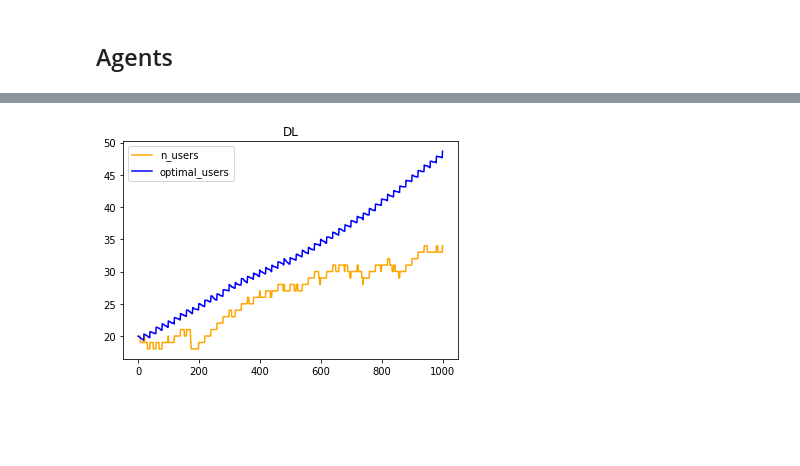
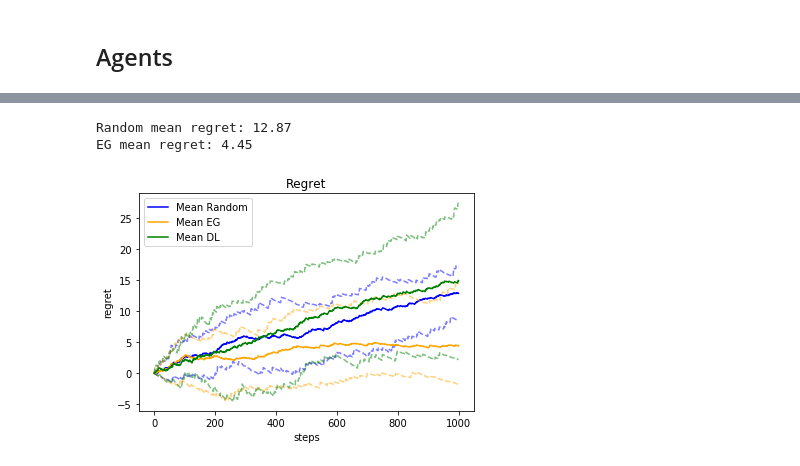
Before and after one commit to yehdihouldanna/netflix-recommender, a Jupyter notebook: netflix.ipynb, the cells around one changed output, grey strips where cells are left out. Cells and saved outputs as stored; diff of their text form; code cells hidden in the pictures; blank space fills up the shorter version.

Commit message:
clean notebook, add quantiles

```diff
--- a/netflix.ipynb
+++ b/netflix.ipynb
@@ -315,4 +477,14 @@ def run_exp(env, agent_type="random", horizon=1000, should_reset=True, seed=None
     return cum_regrets, n_users, optimal_users, env.history
+# %%
+def run_multiple_exp(n_tests, env, agent_type="random", horizon=1000, should_reset=True, seed=None,
+                     batch_size=64, epochs=10, update_freq=20):
+    cum_regrets_array = np.zeros((n_tests, horizon))
+    n_users_array = np.zeros((n_tests, horizon))
+    optimal_users_array = np.zeros((n_tests, horizon))
+    for i in range(n_tests):
+        print("Exp {}".format(i))
+        cum_regrets_array[i], n_users_array[i], optimal_users_array[i], _ = \
+            run_exp(env, agent_type, horizon, should_reset, seed+i)  # seed incremented at each run
+    return cum_regrets_array, n_users_array, optimal_users_array,
 # %%
-cum_regretsRandom, n_usersRandom, optimal_usersRandom, _ = run_exp(env, agent_type="Random", horizon=1000, seed=None)
-cum_regretsEG, n_usersEG, optimal_usersEG, _ = run_exp(env, agent_type="EG", horizon=1000, seed=None)
+cum_regretsRandom, n_usersRandom, optimal_usersRandom = run_multiple_exp(10, env, agent_type="Random", horizon=1000, seed=42)
@@ -534,0 +502,2 @@ Using TensorFlow backend.
+# %%
+cum_regretsEG, n_usersEG, optimal_usersEG = run_multiple_exp(10, env, agent_type="EG", horizon=1000, seed=42)
@@ -535,2 +515,2 @@ Using TensorFlow backend.
 # %%
-cum_regretsDL, n_usersDL, optimal_usersDL, _ = run_exp(env, agent_type="DL", horizon=1000, seed=42)
+cum_regretsDL, n_usersDL, optimal_usersDL = run_multiple_exp(10, env, agent_type="DL", horizon=1000, seed=42)
@@ -546,8 +651,22 @@ plt.show()
-# %%
-plt.plot(n_usersDL, label='n_users', c="orange")
-plt.plot(optimal_usersDL, label='optimal_users', c="blue")
-plt.legend()
-plt.title('DL')
-plt.show()
-# %% [output]
-[figure, removed]
+# %%
+print('Random mean regret: {:.2f}'.format(cum_regretsRandom[:, -1].mean()))
+print('EG mean regret: {:.2f}'.format(cum_regretsEG[:, -1].mean()))
+print('DL mean regret: {:.2f}'.format(cum_regretsDL[:, -1].mean()))
+plt.plot(cum_regretsRandom.mean(axis=0), label='Mean Random', color='blue')
+plt.plot(np.quantile(cum_regretsRandom, 0.05, axis=0), color='blue', ls='--', alpha=0.5)
+plt.plot(np.quantile(cum_regretsRandom, 0.95, axis=0), color='blue', ls='--', alpha=0.5)
+plt.plot(cum_regretsEG.mean(axis=0), label='Mean EG', color='orange')
+plt.plot(np.quantile(cum_regretsEG, 0.05, axis=0), color='orange', ls='--', alpha=0.5)
+plt.plot(np.quantile(cum_regretsEG, 0.95, axis=0), color='orange', ls='--', alpha=0.5)
+plt.plot(cum_regretsDL.mean(axis=0), label='Mean DL', color='green')
+plt.plot(np.quantile(cum_regretsDL, 0.05, axis=0), color='green', ls='--', alpha=0.5)
+plt.plot(np.quantile(cum_regretsDL, 0.95, axis=0), color='green', ls='--', alpha=0.5)
+plt.xlabel('steps')
+plt.ylabel('regret')
+plt.legend()
+plt.title('Regret')
+plt.show()
+# %% [output]
+Random mean regret: 12.87
+EG mean regret: 4.45
+[figure, added]
```
Also changed, not shown: parts of 34 cells of this notebook, 3 other files.
